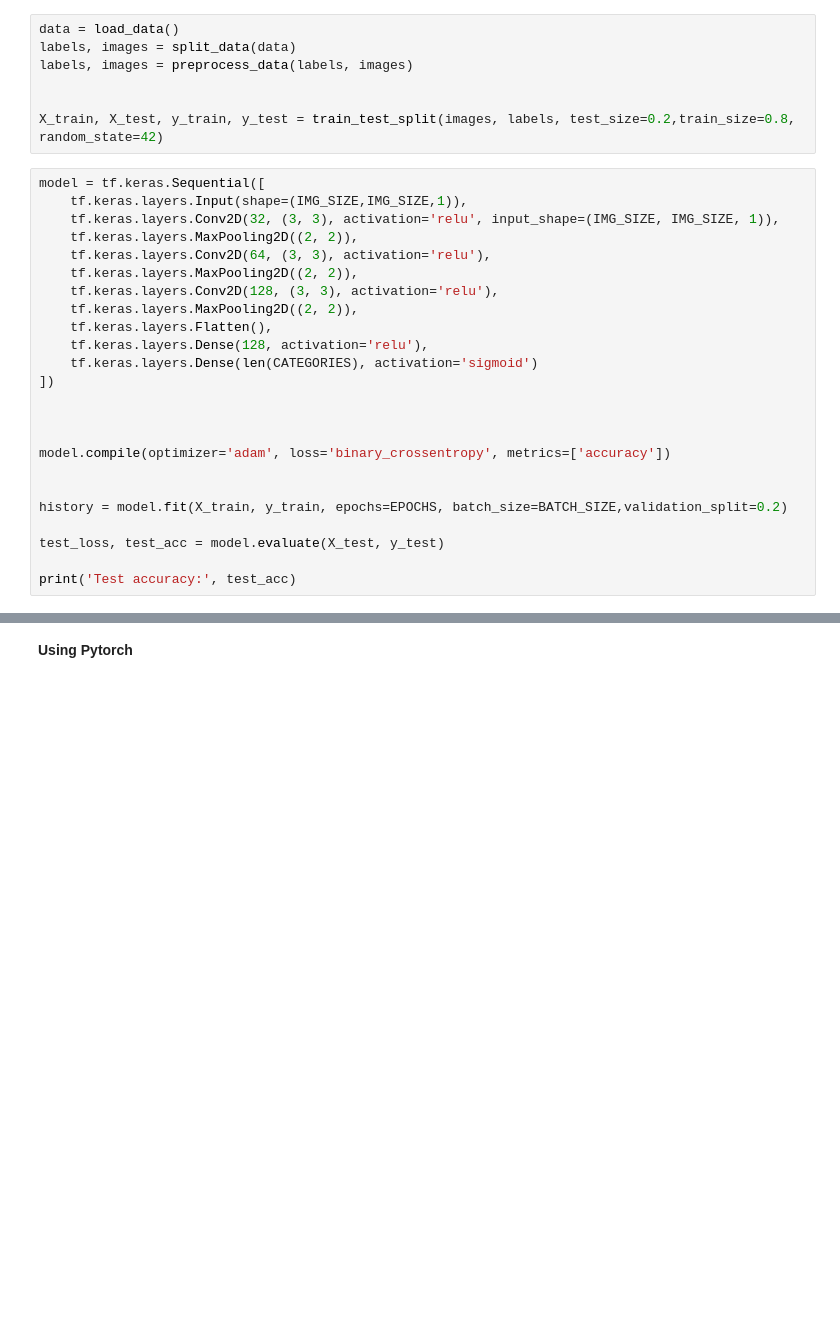
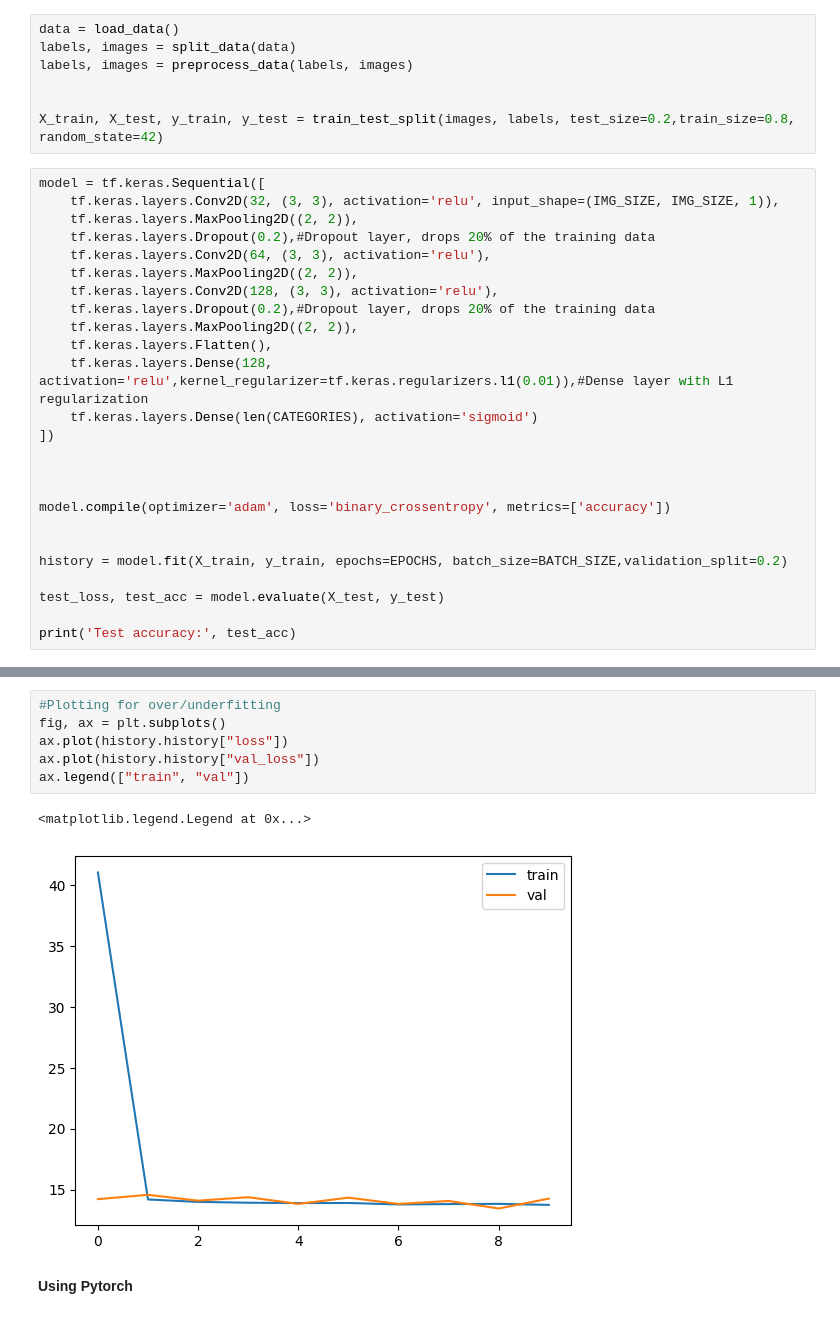
Before and after one commit to Apil120/Neural-Networks, a Jupyter notebook: CNN.ipynb, the cells around one changed output, grey strips where cells are left out. Drawn from its saved outputs; the diff is of its cells as text; blank space fills up the shorter version.

Commit message:
Over fitting and underfitting related stuff

```diff
--- a/CNN.ipynb
+++ b/CNN.ipynb
@@ -622,15 +623,16 @@ labels, images = preprocess_data(labels, images)
 X_train, X_test, y_train, y_test = train_test_split(images, labels, test_size=0.2,train_size=0.8, random_state=42)
 # %%
 model = tf.keras.Sequential([
-    tf.keras.layers.Input(shape=(IMG_SIZE,IMG_SIZE,1)),
     tf.keras.layers.Conv2D(32, (3, 3), activation='relu', input_shape=(IMG_SIZE, IMG_SIZE, 1)),
     tf.keras.layers.MaxPooling2D((2, 2)),
+    tf.keras.layers.Dropout(0.2),#Dropout layer, drops 20% of the training data
     tf.keras.layers.Conv2D(64, (3, 3), activation='relu'),
     tf.keras.layers.MaxPooling2D((2, 2)),
     tf.keras.layers.Conv2D(128, (3, 3), activation='relu'),
+    tf.keras.layers.Dropout(0.2),#Dropout layer, drops 20% of the training data
     tf.keras.layers.MaxPooling2D((2, 2)),
     tf.keras.layers.Flatten(),
-    tf.keras.layers.Dense(128, activation='relu'),
+    tf.keras.layers.Dense(128, activation='relu',kernel_regularizer=tf.keras.regularizers.l1(0.01)),#Dense layer with L1 regularization
     tf.keras.layers.Dense(len(CATEGORIES), activation='sigmoid')
 ])
 
@@ -667,3 +695,12 @@ model.save('model.keras')#Saves the model locally.
+# %%
+#Plotting for over/underfitting
+fig, ax = plt.subplots()
+ax.plot(history.history["loss"])
+ax.plot(history.history["val_loss"])
+ax.legend(["train", "val"])
+# %% [output]
+<matplotlib.legend.Legend at 0x...>
+[figure, added]
 # %% [markdown]
 **Using Pytorch**
 # %% [markdown]
```
Also changed, not shown: parts of 4 cells of this notebook.
